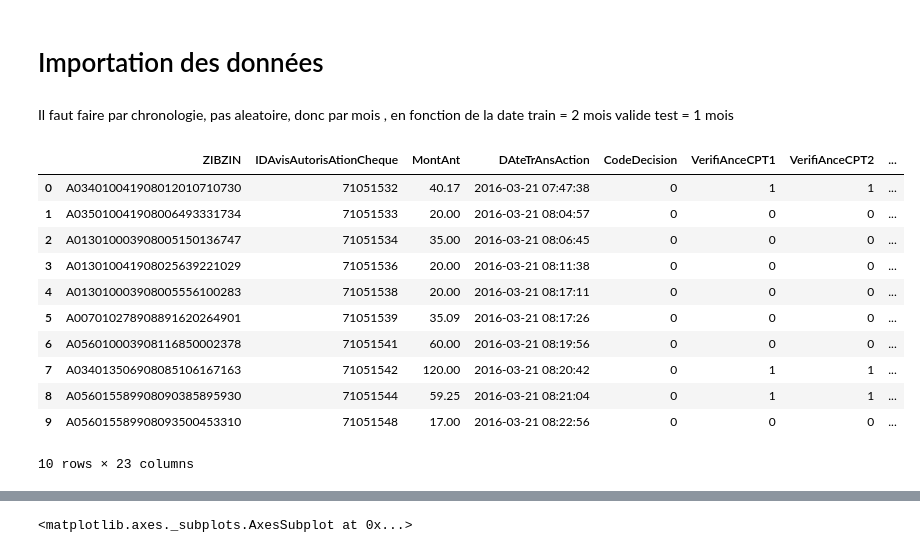
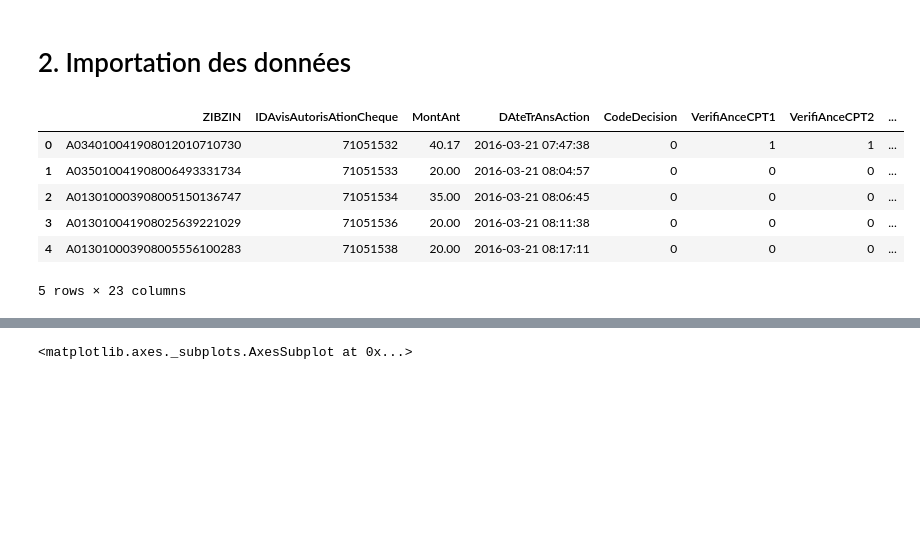
Before and after one commit to hoangkhanh2510/Fraud, a Jupyter notebook: BIG DATA.ipynb, the cells around one changed output, grey strips where cells are left out. Saved outputs shown, nothing was run; the diff lists cells and outputs as text; code cells hidden in the pictures; blank space fills up the shorter version.

```diff
--- a/BIG DATA.ipynb
+++ b/BIG DATA.ipynb
@@ -21,23 +27,17 @@ print(imblearn.__version__)
 # %% [markdown]
-# Importation des données
+# 2. Importation des données
 # %%
-df =pd.read_csv("/Users/hoangkhanhle/Desktop/School/Master 2/Big Data/dataproject.csv",encoding="utf-8",header=0, sep =";",decimal=',')
+import os
+os.chdir("D:/OneDrive/Documents/COURS/M2 SISE/Big Data Mining/Projet")
+df = pd.read_csv("dataproject.csv",encoding="utf-8",header=0, sep =";",decimal=',')
+#df =pd.read_csv("/Users/hoangkhanhle/Desktop/School/Master 2/Big Data/dataproject.csv",encoding="utf-8",header=0, sep =";",decimal=',')
-# %% [markdown]
-Il faut faire par chronologie, pas aleatoire, donc par mois , en fonction de la date
-train = 2 mois valide
-test = 1 mois
 # %%
-df.head(10)
+df.head()
 # %% [output]
 |  | ZIBZIN | IDAvisAutorisAtionCheque | MontAnt | DAteTrAnsAction | CodeDecision | VerifiAnceCPT1 | VerifiAnceCPT2 | ... |
 | 0 | A034010041908012010710730 | 71051532 | 40.17 | 2016-03-21 07:47:38 | 0 | 1 | 1 | ... |
 | 1 | A035010041908006493331734 | 71051533 | 20.00 | 2016-03-21 08:04:57 | 0 | 0 | 0 | ... |
 | 2 | A013010003908005150136747 | 71051534 | 35.00 | 2016-03-21 08:06:45 | 0 | 0 | 0 | ... |
 | 3 | A013010041908025639221029 | 71051536 | 20.00 | 2016-03-21 08:11:38 | 0 | 0 | 0 | ... |
 | 4 | A013010003908005556100283 | 71051538 | 20.00 | 2016-03-21 08:17:11 | 0 | 0 | 0 | ... |
-| 5 | A007010278908891620264901 | 71051539 | 35.09 | 2016-03-21 08:17:26 | 0 | 0 | 0 | ... |
-| 6 | A056010003908116850002378 | 71051541 | 60.00 | 2016-03-21 08:19:56 | 0 | 0 | 0 | ... |
-| 7 | A034013506908085106167163 | 71051542 | 120.00 | 2016-03-21 08:20:42 | 0 | 1 | 1 | ... |
-| 8 | A056015589908090385895930 | 71051544 | 59.25 | 2016-03-21 08:21:04 | 0 | 1 | 1 | ... |
-| 9 | A056015589908093500453310 | 71051548 | 17.00 | 2016-03-21 08:22:56 | 0 | 0 | 0 | ... |
-10 rows × 23 columns
+5 rows × 23 columns
```
Also changed, not shown: parts of 11 cells of this notebook.
